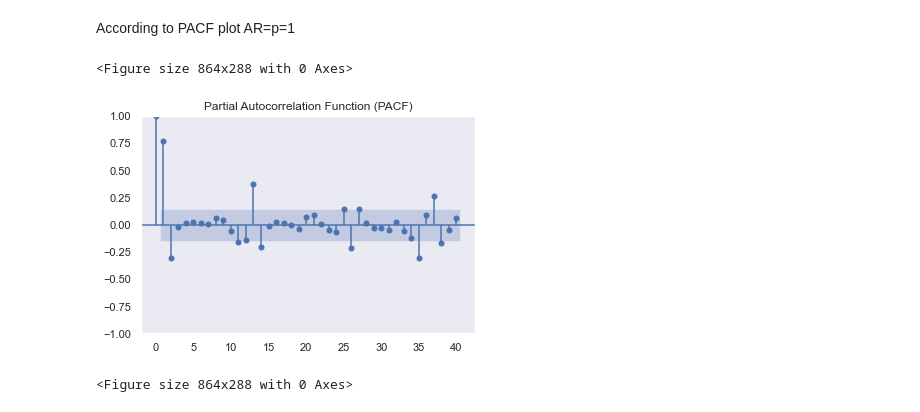
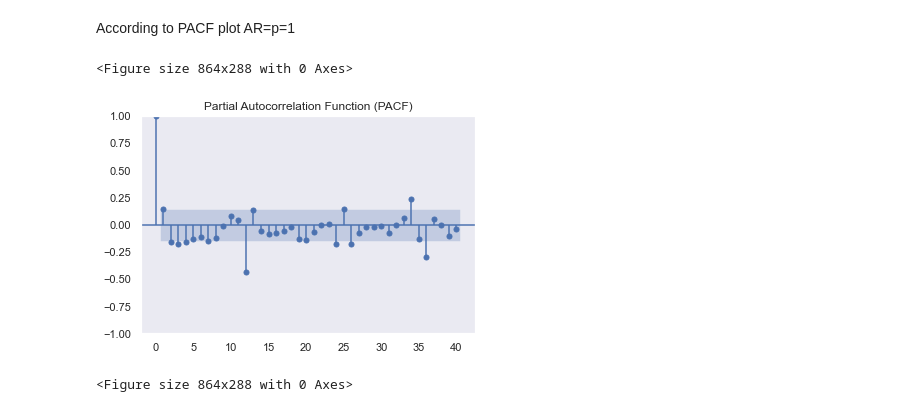
Before and after one commit to Rasel-25/Book-s-Code, a Jupyter notebook: Python for Data Analysis/Dengue Cases Forecasting.ipynb, the cells around one changed output. Saved outputs shown, nothing was run; the diff lists cells and outputs as text; code cells hidden in the pictures.

```diff
--- a/Python for Data Analysis/Dengue Cases Forecasting.ipynb
+++ b/Python for Data Analysis/Dengue Cases Forecasting.ipynb
@@ -181,4 +181,17 @@ Name: Dengue Cases, dtype: int64
 # %%
-df['First Difference'] = df['Dengue Cases'] - df['Dengue Cases'].shift(1)
+df['First-order Difference'] = df['Dengue Cases'] - df['Dengue Cases'].shift(1)
 # %%
 df['Seasonal First Difference']=df['Dengue Cases'] - df['Dengue Cases'].shift(12)
+# %%
+import pandas as pd
+import matplotlib.pyplot as plt
+
+# Assuming your data is in a DataFrame named 'df'
+df['Differenced'] = df['Dengue Cases'].diff(1)  # First-order differencing
+df['Seasonal_Differenced'] = df['Differenced'].diff(12)  # Seasonal differencing
+
+# Plot the differenced series
+plt.figure(figsize=(12, 6))
+plt.plot(df['Seasonal_Differenced'])
+plt.title('Differenced Time Series')
+plt.show()
@@ -248,11 +270,11 @@ According to PACF plot AR=p=1
 # %%
 # Plot PACF
 plt.figure(figsize=(12, 4))
-plot_pacf(df['Seasonal First Difference'].iloc[13:], lags=40, title='Partial Autocorrelation Function (PACF)')
+plot_pacf(df['Seasonal_Differenced'].iloc[13:], lags=40, title='Partial Autocorrelation Function (PACF)')
 plt.show()
 # %% [output]
 <Figure size 864x288 with 0 Axes>
-[figure, old version]
+[figure, new version]
 # %%
 # Plot ACF
 plt.figure(figsize=(12, 4))
```
Also changed, not shown: parts of 19 cells of this notebook, 1 other file.
